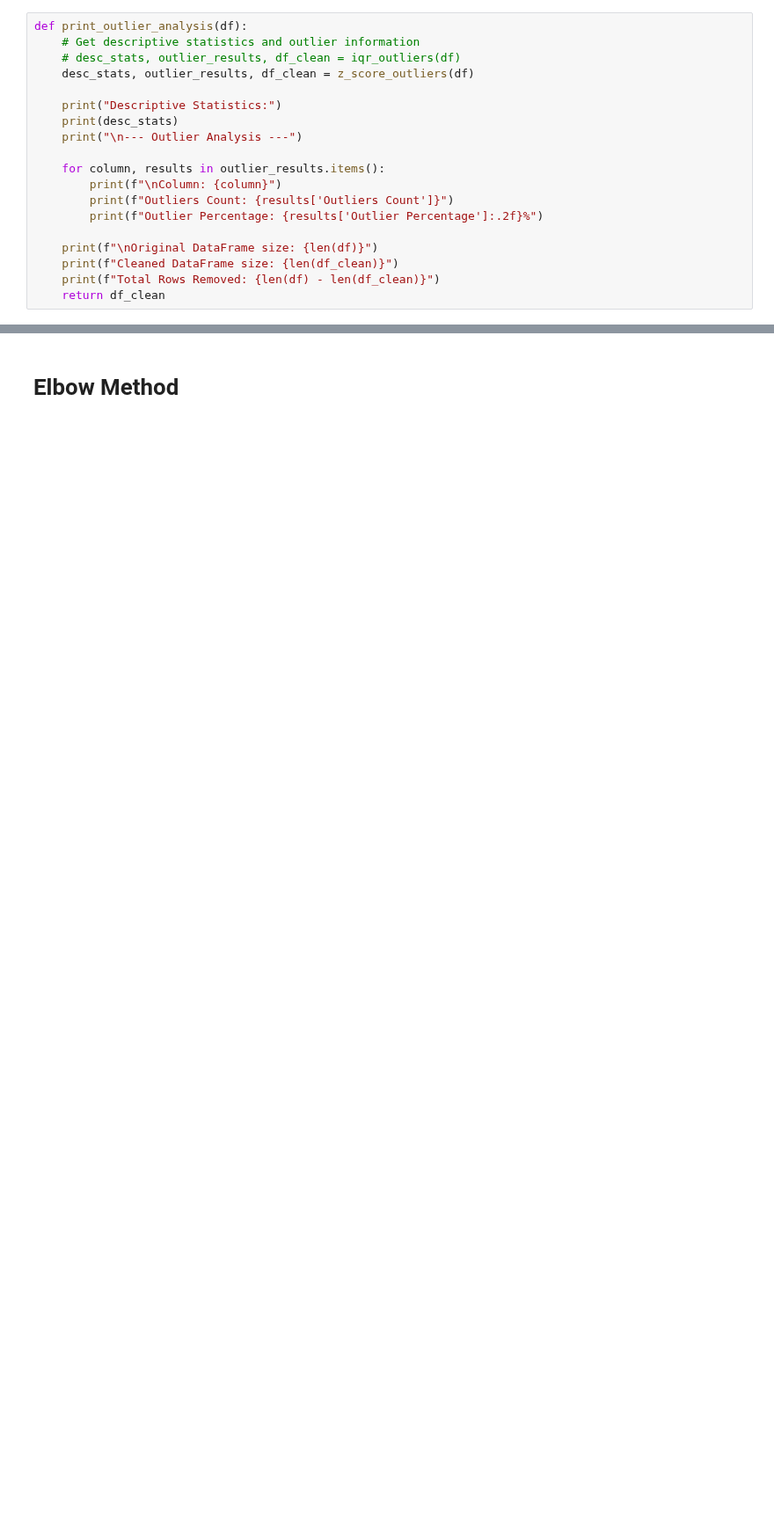
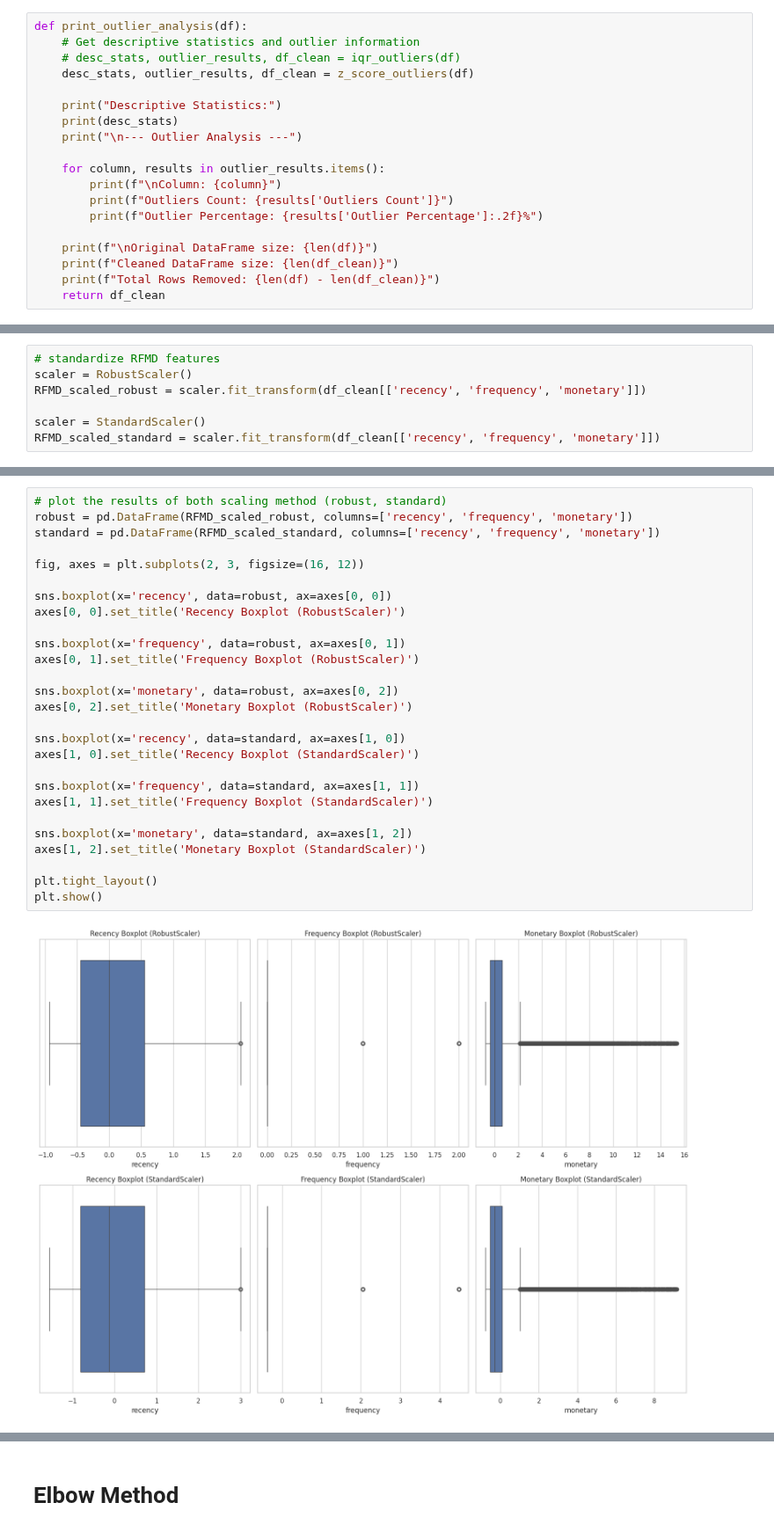
Before and after one commit to pt-sinan-akbar/Dataset-Thesis, a Jupyter notebook: BrazilDataSet.ipynb, the cells around one changed output, grey strips where cells are left out. Shown at 88% size. Saved outputs shown, nothing was run; the diff lists cells and outputs as text; blank space fills up the shorter version.

```diff
--- a/BrazilDataSet.ipynb
+++ b/BrazilDataSet.ipynb
@@ -623,0 +1040,7 @@ df_clean.describe([0.01, 0.05, 0.1, 0.25, 0.5, 0.75, 0.9, 0.95, 0.99]).T
+# %%
+# standardize RFMD features
+scaler = RobustScaler()
+RFMD_scaled_robust = scaler.fit_transform(df_clean[['recency', 'frequency', 'monetary']])
+
+scaler = StandardScaler()
+RFMD_scaled_standard = scaler.fit_transform(df_clean[['recency', 'frequency', 'monetary']])
@@ -623,0 +1064,29 @@ df_clean.describe([0.01, 0.05, 0.1, 0.25, 0.5, 0.75, 0.9, 0.95, 0.99]).T
+# %%
+# plot the results of both scaling method (robust, standard)
+robust = pd.DataFrame(RFMD_scaled_robust, columns=['recency', 'frequency', 'monetary'])
+standard = pd.DataFrame(RFMD_scaled_standard, columns=['recency', 'frequency', 'monetary'])
+
+fig, axes = plt.subplots(2, 3, figsize=(16, 12))
+
+sns.boxplot(x='recency', data=robust, ax=axes[0, 0])
+axes[0, 0].set_title('Recency Boxplot (RobustScaler)')
+
+sns.boxplot(x='frequency', data=robust, ax=axes[0, 1])
+axes[0, 1].set_title('Frequency Boxplot (RobustScaler)')
+
+sns.boxplot(x='monetary', data=robust, ax=axes[0, 2])
+axes[0, 2].set_title('Monetary Boxplot (RobustScaler)')
+
+sns.boxplot(x='recency', data=standard, ax=axes[1, 0])
+axes[1, 0].set_title('Recency Boxplot (StandardScaler)')
+
+sns.boxplot(x='frequency', data=standard, ax=axes[1, 1])
+axes[1, 1].set_title('Frequency Boxplot (StandardScaler)')
+
+sns.boxplot(x='monetary', data=standard, ax=axes[1, 2])
+axes[1, 2].set_title('Monetary Boxplot (StandardScaler)')
+
+plt.tight_layout()
+plt.show()
+# %% [output]
+[figure, added]
```
Also changed, not shown: parts of 94 cells of this notebook.
